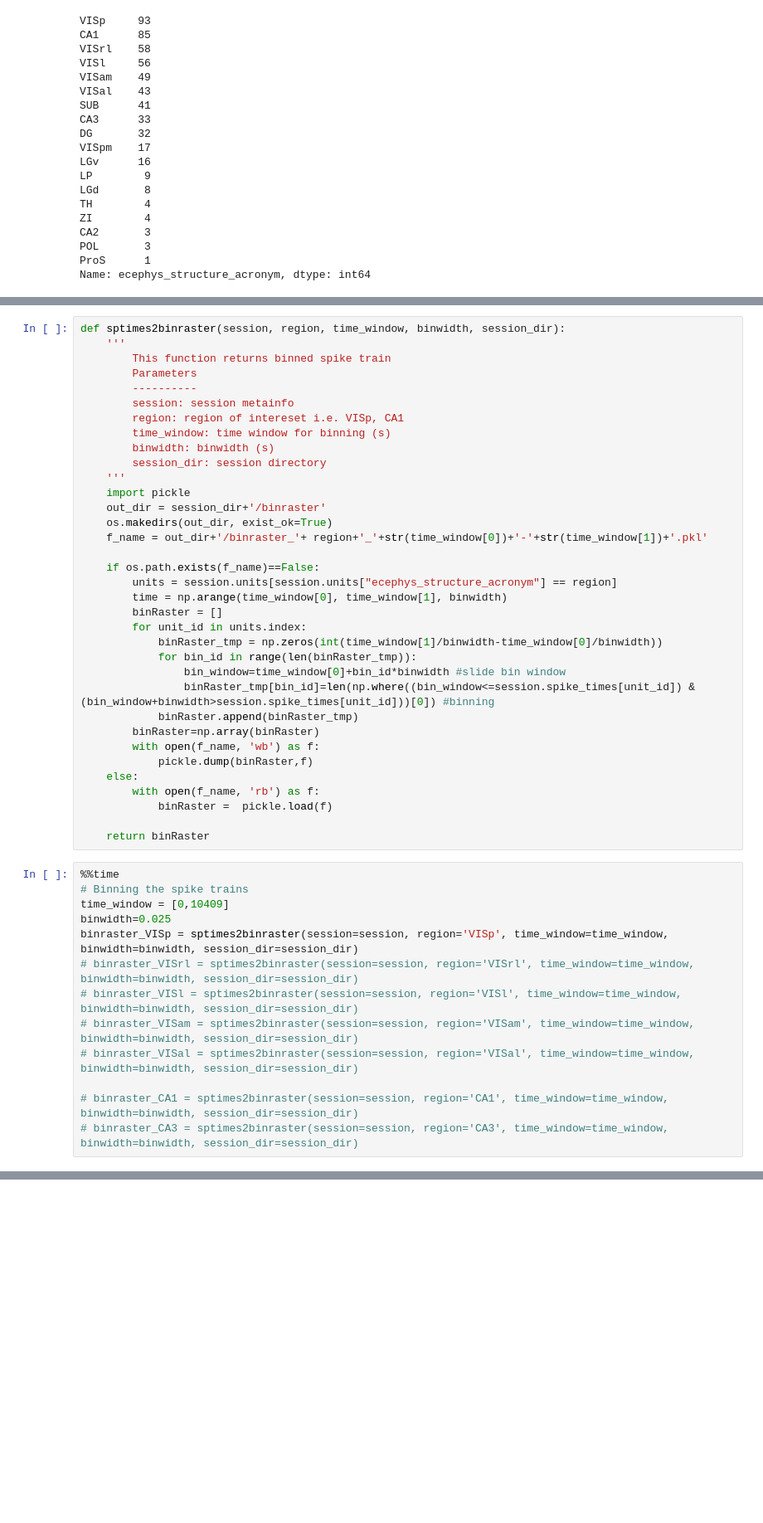
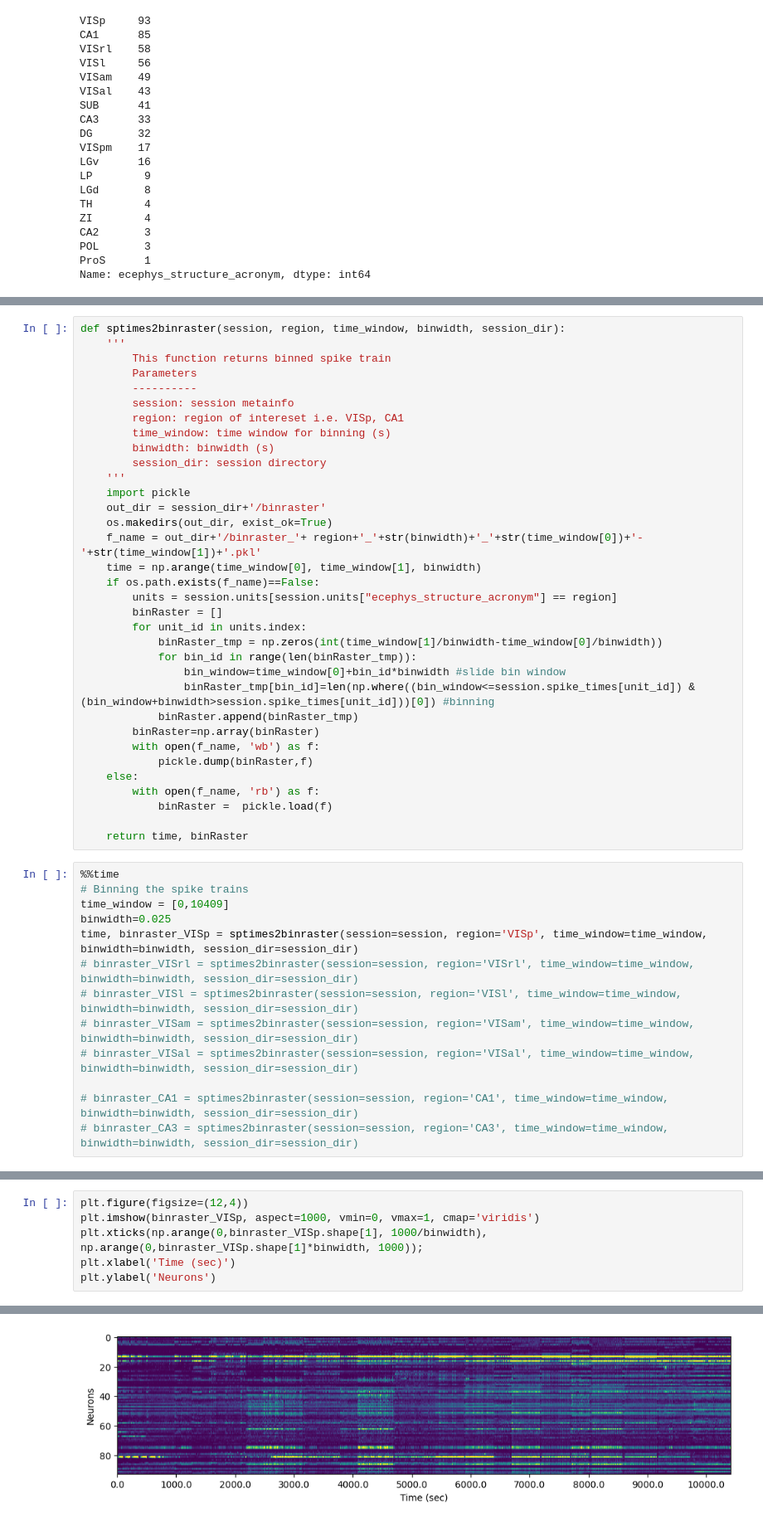
Before and after one commit to yoshihito-saito/Neural_Dynamics_EDM, a Jupyter notebook: Empirical Dynamic Modeling_pilot.ipynb, the cells around one changed output, grey strips where cells are left out. Shown at 83% size. Drawn from its saved outputs; the diff is of its cells as text; blank space fills up the shorter version.

```diff
--- a/Empirical Dynamic Modeling_pilot.ipynb
+++ b/Empirical Dynamic Modeling_pilot.ipynb
@@ -180,11 +173,10 @@ def sptimes2binraster(session, region, time_window, binwidth, session_dir):
     import pickle
     out_dir = session_dir+'/binraster'
     os.makedirs(out_dir, exist_ok=True)
-    f_name = out_dir+'/binraster_'+ region+'_'+str(time_window[0])+'-'+str(time_window[1])+'.pkl'
-
+    f_name = out_dir+'/binraster_'+ region+'_'+str(binwidth)+'_'+str(time_window[0])+'-'+str(time_window[1])+'.pkl'
+    time = np.arange(time_window[0], time_window[1], binwidth)
     if os.path.exists(f_name)==False:
         units = session.units[session.units["ecephys_structure_acronym"] == region]
-        time = np.arange(time_window[0], time_window[1], binwidth)
         binRaster = []
         for unit_id in units.index:
             binRaster_tmp = np.zeros(int(time_window[1]/binwidth-time_window[0]/binwidth))
@@ -199,13 +191,13 @@ def sptimes2binraster(session, region, time_window, binwidth, session_dir):
         with open(f_name, 'rb') as f:
             binRaster =  pickle.load(f)
 
-    return binRaster
+    return time, binRaster
 # %%
 %%time
 # Binning the spike trains
 time_window = [0,10409]
 binwidth=0.025
-binraster_VISp = sptimes2binraster(session=session, region='VISp', time_window=time_window, binwidth=binwidth, session_dir=session_dir)
+time, binraster_VISp = sptimes2binraster(session=session, region='VISp', time_window=time_window, binwidth=binwidth, session_dir=session_dir)
 # binraster_VISrl = sptimes2binraster(session=session, region='VISrl', time_window=time_window, binwidth=binwidth, session_dir=session_dir)
 # binraster_VISl = sptimes2binraster(session=session, region='VISl', time_window=time_window, binwidth=binwidth, session_dir=session_dir)
 # binraster_VISam = sptimes2binraster(session=session, region='VISam', time_window=time_window, binwidth=binwidth, session_dir=session_dir)
@@ -307,0 +211,7 @@ plt.plot(time_psth, np.mean(z_binraster_PSTH_VISp,axis=1).T);
+# %%
+plt.figure(figsize=(12,4))
+plt.imshow(binraster_VISp, aspect=1000, vmin=0, vmax=1, cmap='viridis')
+plt.xticks(np.arange(0,binraster_VISp.shape[1], 1000/binwidth), np.arange(0,binraster_VISp.shape[1]*binwidth, 1000));
+plt.xlabel('Time (sec)')
+plt.ylabel('Neurons')
+# %% [output]
@@ -307,0 +219 @@ plt.plot(time_psth, np.mean(z_binraster_PSTH_VISp,axis=1).T);
+[figure, added]
```
Also changed, not shown: parts of 21 cells of this notebook, 2 other files.
